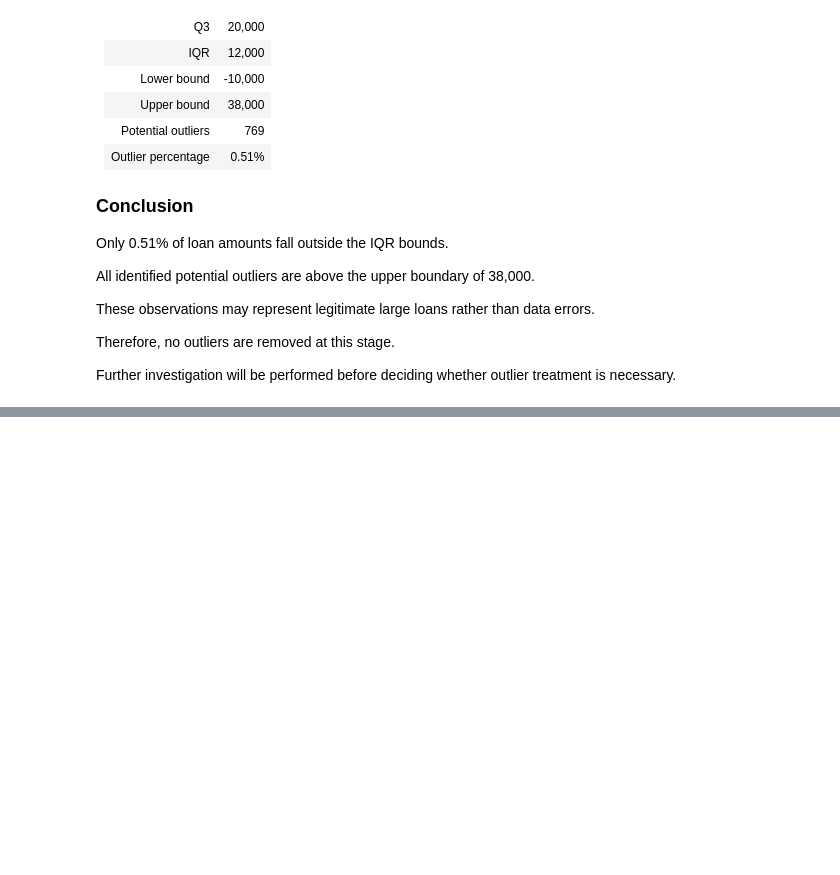
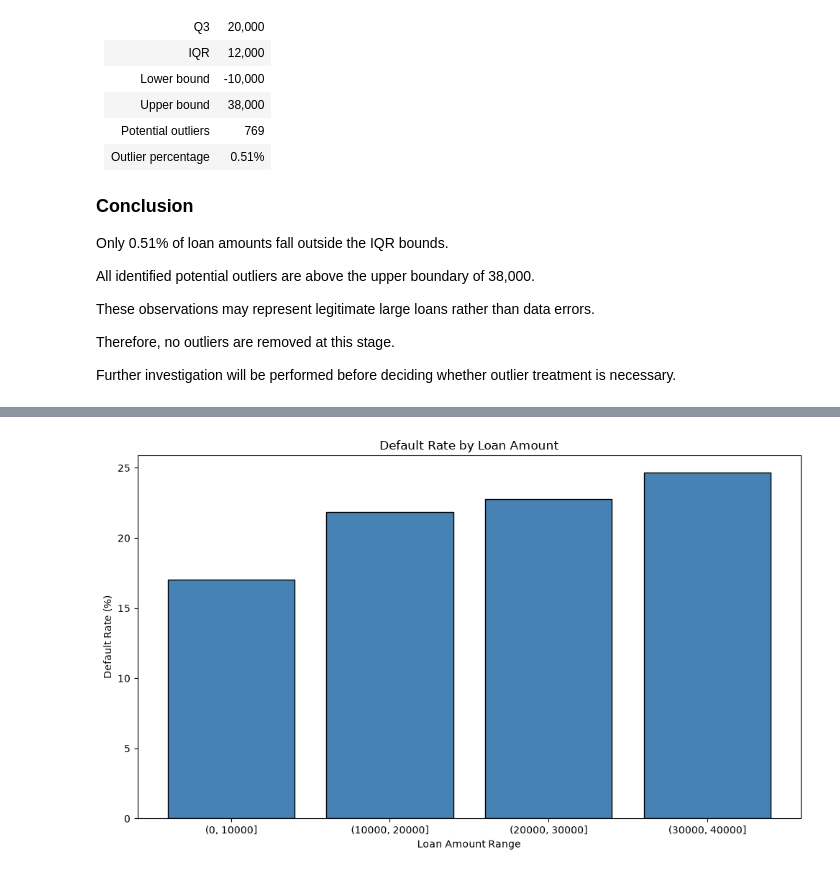
Before and after one commit to MAdcuzamnot/credit-scoring-ml, a Jupyter notebook: notebooks/01_EDA.ipynb, the cells around one changed output, grey strips where cells are left out. Cells and saved outputs as stored; diff of their text form; code cells hidden in the pictures; blank space fills up the shorter version.

Commit message:
feat: analyze relationship between loan amount and default rate

```diff
--- a/notebooks/01_EDA.ipynb
+++ b/notebooks/01_EDA.ipynb
@@ -392,0 +434,6 @@ before deciding whether outlier treatment is necessary.
+# %%
+loan_default_stats["default_rate_pct"] = (
+    loan_default_stats["mean"] * 100
+)
+
+loan_default_stats
@@ -392,0 +455,18 @@ before deciding whether outlier treatment is necessary.
+# %%
+plt.figure(figsize=(10, 6))
+
+plt.bar(
+    loan_default_stats.index.astype(str),
+    loan_default_stats["default_rate_pct"],
+    color="steelblue",
+    edgecolor="black"
+)
+
+plt.title("Default Rate by Loan Amount")
+plt.xlabel("Loan Amount Range")
+plt.ylabel("Default Rate (%)")
+
+plt.tight_layout()
+plt.show()
+# %% [output]
+[figure, added]
```
Also changed, not shown: parts of 6 cells of this notebook.
